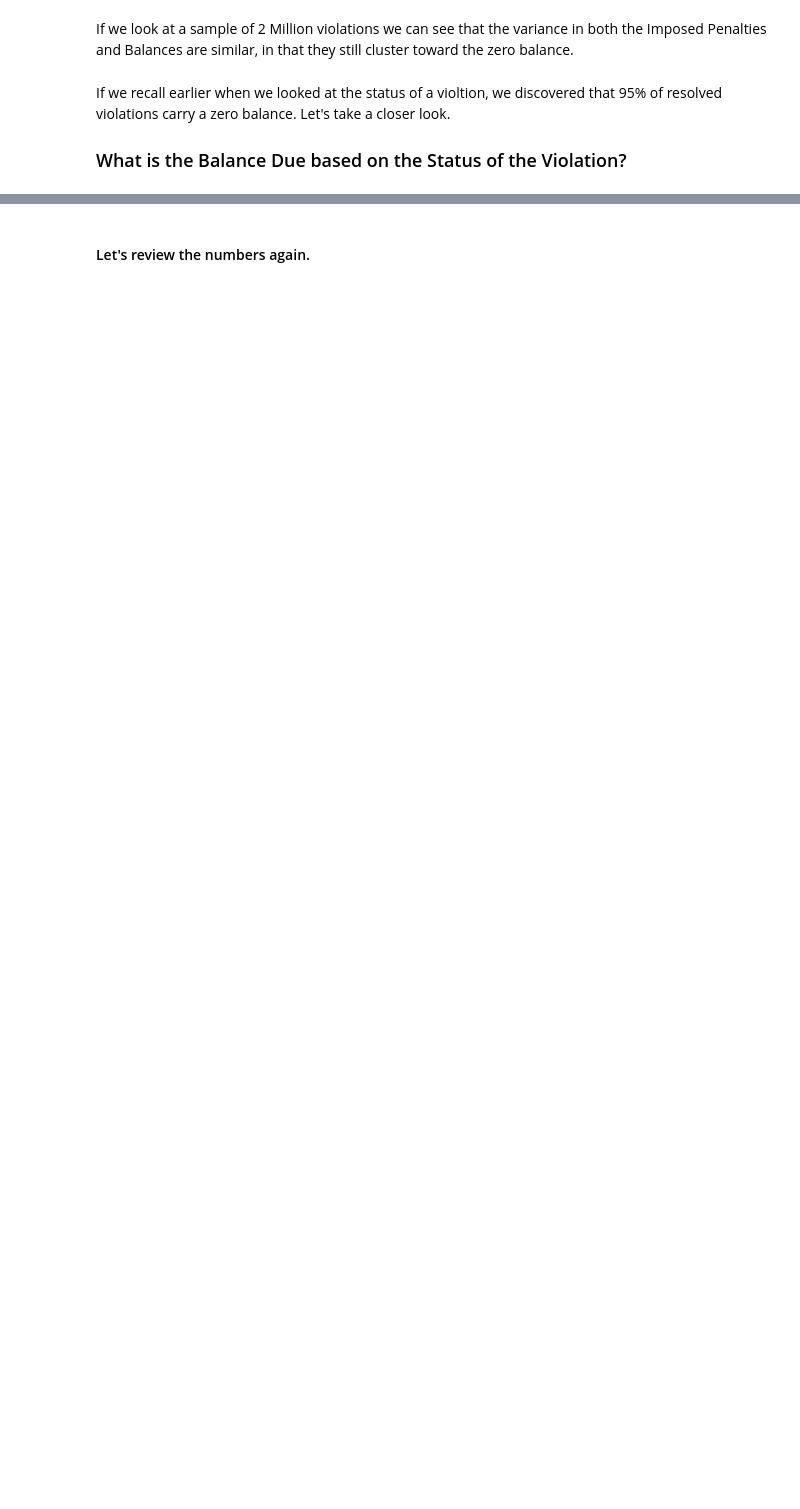
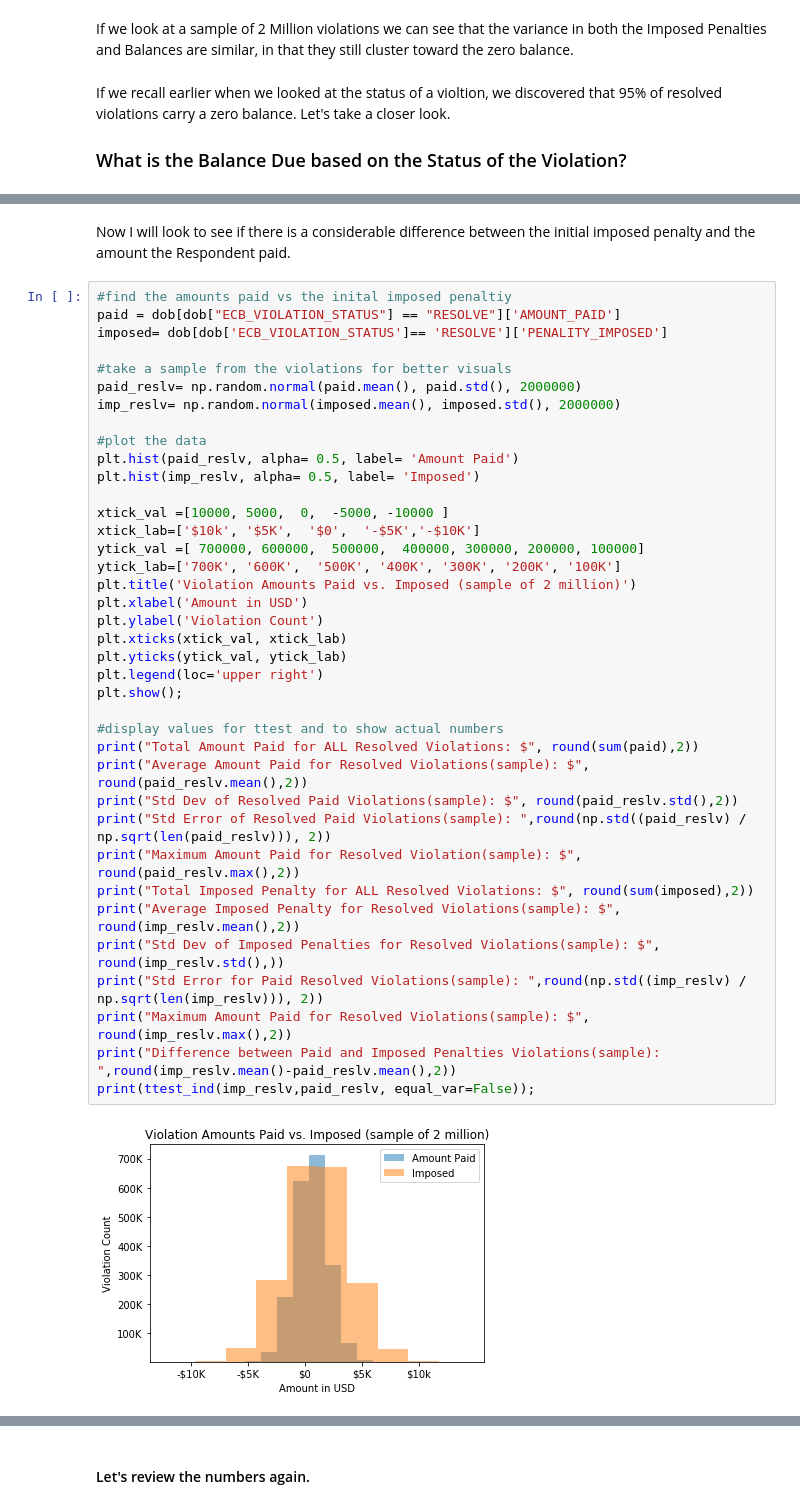
Before and after one commit to Starsa/thinkful_challenges, a Jupyter notebook: DSP_DOB_ECB.ipynb, the cells around one changed output, grey strips where cells are left out. Drawn from its saved outputs; the diff is of its cells as text; blank space fills up the shorter version.

Commit message:
DSPrep_Capstone_DOB_ECB_Violations

```diff
--- a/DSP_DOB_ECB.ipynb
+++ b/DSP_DOB_ECB.ipynb
@@ -374,0 +291,42 @@ Ttest_indResult(statistic=445.95419741658037, pvalue=0.0)
+# %% [markdown]
+<p>Now I will look to see if there is a considerable difference between the initial imposed penalty and the amount the Respondent paid.</p>
+# %%
+#find the amounts paid vs the inital imposed penaltiy
+paid = dob[dob["ECB_VIOLATION_STATUS"] == "RESOLVE"]['AMOUNT_PAID']
+imposed= dob[dob['ECB_VIOLATION_STATUS']== 'RESOLVE']['PENALITY_IMPOSED']
+
+#take a sample from the violations for better visuals
+paid_reslv= np.random.normal(paid.mean(), paid.std(), 2000000)
+imp_reslv= np.random.normal(imposed.mean(), imposed.std(), 2000000)
+
+#plot the data
+plt.hist(paid_reslv, alpha= 0.5, label= 'Amount Paid')
+plt.hist(imp_reslv, alpha= 0.5, label= 'Imposed')
+
+xtick_val =[10000, 5000,  0,  -5000, -10000 ]
+xtick_lab=['$10k', '$5K',  '$0',  '-$5K','-$10K']
+ytick_val =[ 700000, 600000,  500000,  400000, 300000, 200000, 100000]
+ytick_lab=['700K', '600K',  '500K', '400K', '300K', '200K', '100K']
+plt.title('Violation Amounts Paid vs. Imposed (sample of 2 million)')
+plt.xlabel('Amount in USD')
+plt.ylabel('Violation Count')
+plt.xticks(xtick_val, xtick_lab)
+plt.yticks(ytick_val, ytick_lab)
+plt.legend(loc='upper right')
+plt.show();
+
+#display values for ttest and to show actual numbers
+print("Total Amount Paid for ALL Resolved Violations: $", round(sum(paid),2))
+print("Average Amount Paid for Resolved Violations(sample): $", round(paid_reslv.mean(),2))
+print("Std Dev of Resolved Paid Violations(sample): $", round(paid_reslv.std(),2))
+print("Std Error of Resolved Paid Violations(sample): ",round(np.std((paid_reslv) / np.sqrt(len(paid_reslv))), 2))
+print("Maximum Amount Paid for Resolved Violation(sample): $", round(paid_reslv.max(),2))
+print("Total Imposed Penalty for ALL Resolved Violations: $", round(sum(imposed),2))
+print("Average Imposed Penalty for Resolved Violations(sample): $", round(imp_reslv.mean(),2))
+print("Std Dev of Imposed Penalties for Resolved Violations(sample): $", round(imp_reslv.std(),))
+print("Std Error for Paid Resolved Violations(sample): ",round(np.std((imp_reslv) / np.sqrt(len(imp_reslv))), 2))
+print("Maximum Amount Paid for Resolved Violations(sample): $", round(imp_reslv.max(),2))
+print("Difference between Paid and Imposed Penalties Violations(sample): ",round(imp_reslv.mean()-paid_reslv.mean(),2))
+print(ttest_ind(imp_reslv,paid_reslv, equal_var=False));
+# %% [output]
+[figure, added]
```
Also changed, not shown: parts of 20 cells of this notebook.
